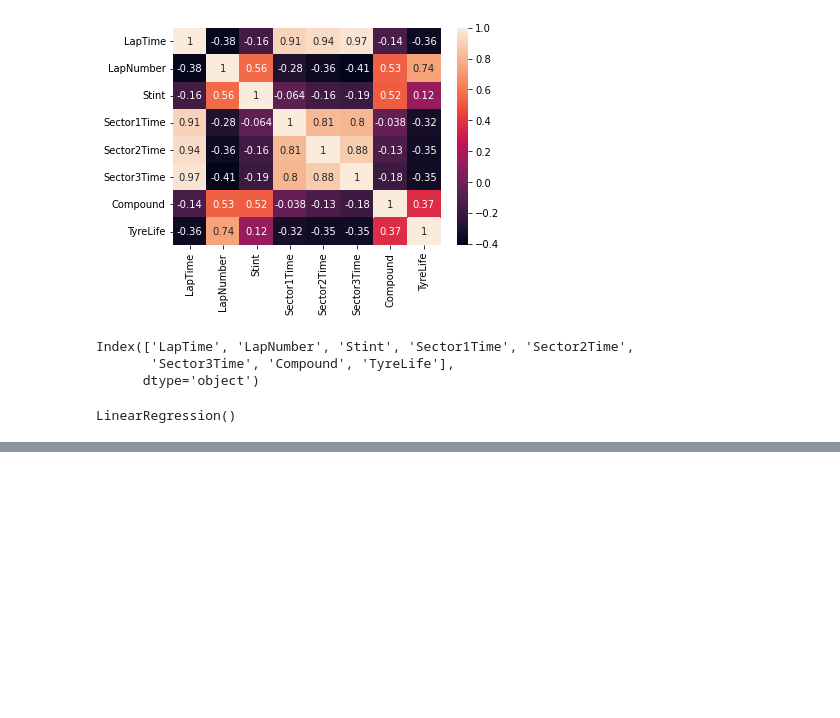
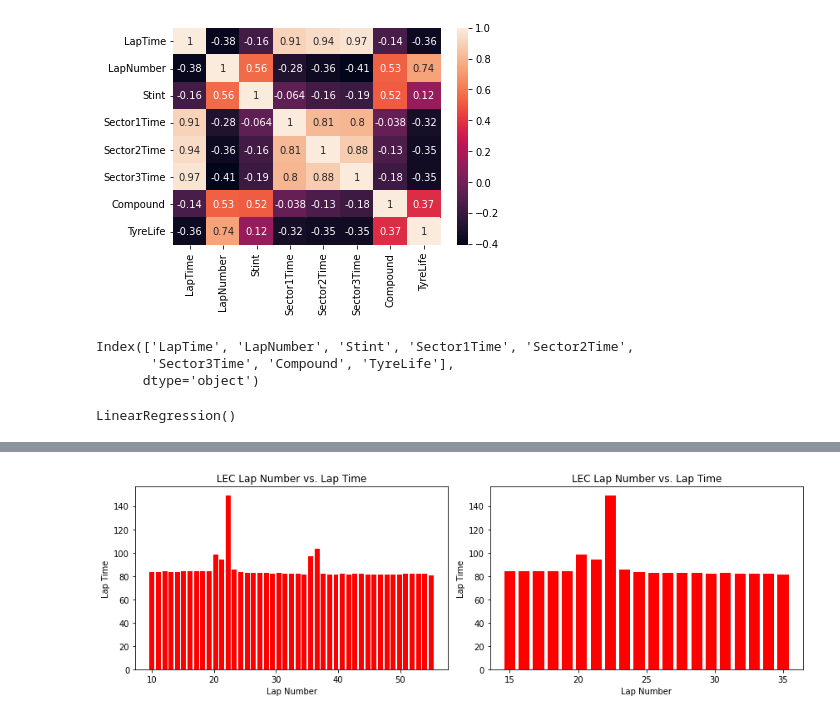
Before and after one commit to tunayildizuzh/BigData, a Jupyter notebook: F1 Project/Albert_Park_GP.ipynb, the cells around one changed output, grey strips where cells are left out. Drawn from its saved outputs; the diff is of its cells as text; code cells hidden in the pictures; blank space fills up the shorter version.

```diff
--- a/F1 Project/Albert_Park_GP.ipynb
+++ b/F1 Project/Albert_Park_GP.ipynb
@@ -322,0 +402,18 @@ data.head(20)
+# %%
+fig,axes = plt.subplots(nrows=1,ncols=2, figsize=(12,4))
+
+axes[0].bar(np.linspace(10,55,45),lec['LapTime'].values[10:],color = 'Red')
+axes[0].set_title('LEC Lap Number vs. Lap Time')
+axes[0].set_xlabel('Lap Number')
+axes[0].set_ylabel('Lap Time')
+
+axes[1].bar(np.linspace(15,35,20),lec['LapTime'].values[15:35],color='Red')
+axes[1].set_title('LEC Lap Number vs. Lap Time')
+axes[1].set_xlabel('Lap Number')
+axes[1].set_ylabel('Lap Time')
+
+plt.tight_layout()
+
+plt.savefig('LEC_AustralianGP.png', dpi = 1200)
+# %% [output]
+[figure, added]
```
Also changed, not shown: parts of 19 cells of this notebook, 1 other file.
